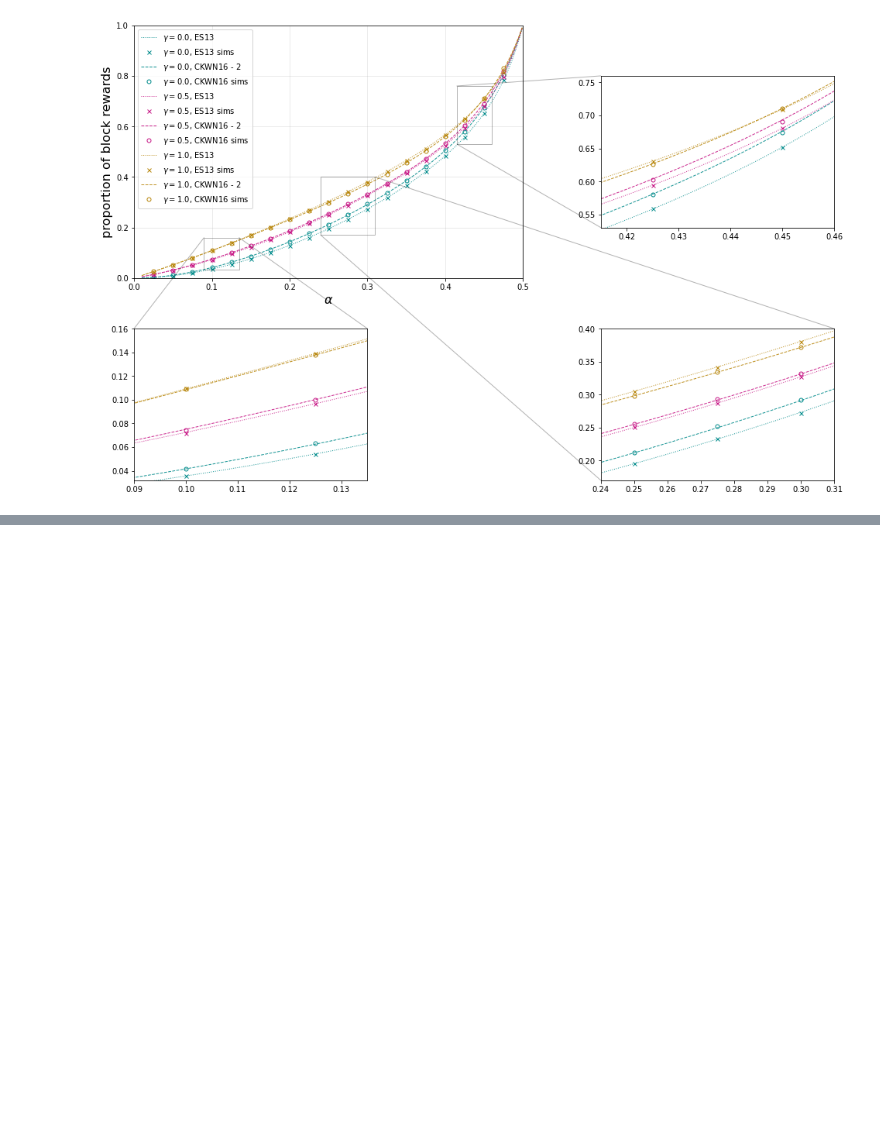
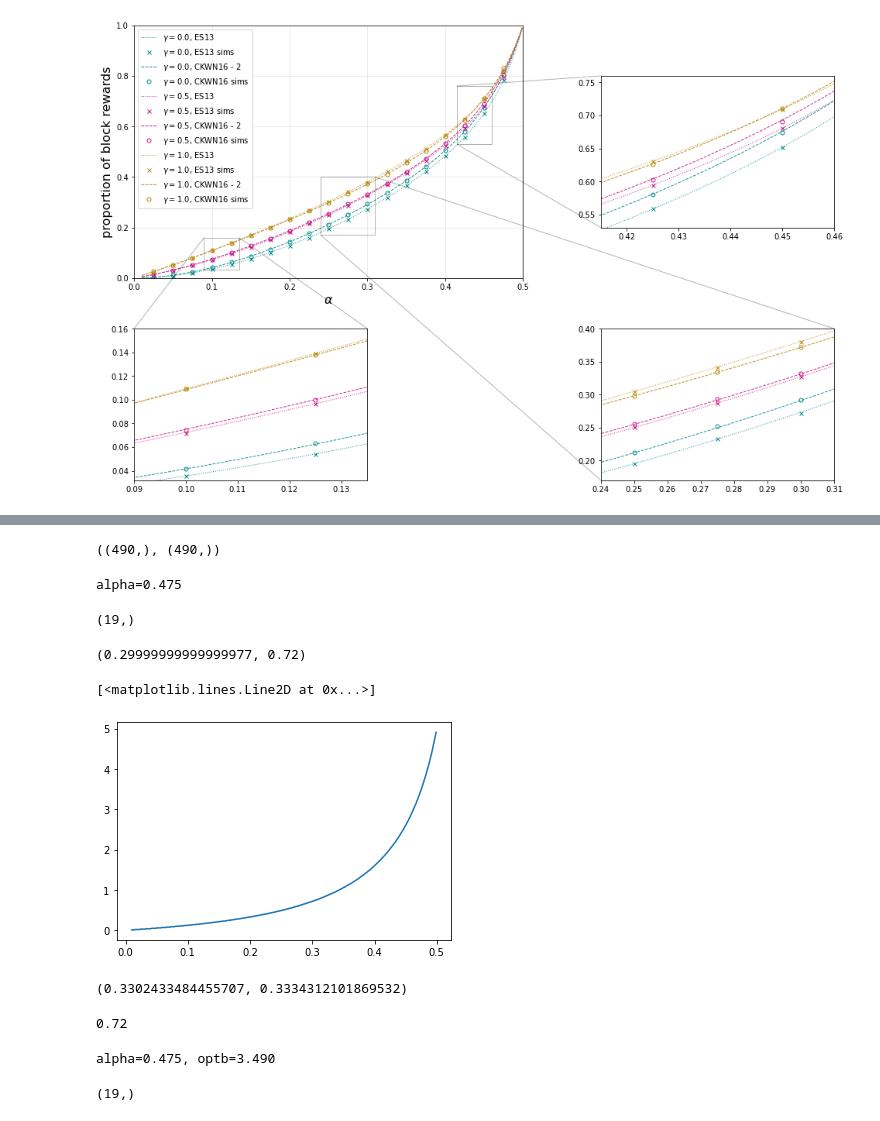
Before and after one commit to michaelneuder/opportunistic-mining, a Jupyter notebook: august.ipynb, the cells around one changed output, grey strips where cells are left out. Cells and saved outputs as stored; diff of their text form; code cells hidden in the pictures; blank space fills up the shorter version.

Commit message:
beta cutoff sims

```diff
--- a/august.ipynb
+++ b/august.ipynb
@@ -616,0 +623,35 @@ plt.show()
+# %%
+# CKWN optimal betas (exec rewards only)
+alphas = np.arange(0.01, 0.5, 0.001)
+betas  = np.arange(0.01, 5.01, 0.01)
+opt_betas = []
+for alpha in tqdm(alphas):
+    rews = [Carlsten2(alpha=alpha, beta=b, gamma=0) for b in betas]
+    opt_betas.append(betas[np.argmax(rews)])
+opt_betas = np.asarray(opt_betas)
+# %%
+CKWN_theo_opt_beta = []
+ES_theo            = []
+for i in tqdm(range(len(alphas))):
+    a, optb = alphas[i], opt_betas[i]
+    CKWN_theo_opt_beta.append(Carlsten2(alpha=a, beta=optb, gamma=0))
+    ES_theo.append(EyalSirer(a=a, g=0))
+CKWN_theo_opt_beta = np.array(CKWN_theo_opt_beta)
+ES_theo = np.array(ES_theo)
+CKWN_theo_opt_beta.shape, ES_theo.shape
+# %% [output]
+((490,), (490,))
+# %%
+simAlphas = np.arange(0.025, 0.5, 0.025)
+ES_sim = []
+for a in simAlphas:
+    print('alpha={:0.3f}'.format(a), end='\r')
+    temp = []
+    for j in range(10):
+        temp.append(simES(a, gamma=0, n=int(1e5)))
+    ES_sim.append(np.mean(temp))
+ES_sim = np.array(ES_sim)
+ES_sim.shape
+# %% [output]
+alpha=0.475
+(19,)
@@ -616,0 +743,13 @@ plt.show()
+# %%
+alphas[300-10], opt_betas[300-10]
+# %% [output]
+(0.29999999999999977, 0.72)
+# %%
+plt.plot(alphas, opt_betas)
+# %% [output]
+[<matplotlib.lines.Line2D at 0x...>]
+[figure, added]
+# %%
+Carlsten2(alpha=0.3, gamma=0, beta=opt_betas[300-10]), simCKWN_beta(alpha=0.3, beta=opt_betas[300-10], gamma=0, n=int(1e4))
+# %% [output]
+(0.3302433484455707, 0.3334312101869532)
@@ -616,0 +762,19 @@ plt.show()
+# %%
+findOptBeta(0.3, 0)
+# %% [output]
+0.72
+# %%
+simAlphas = np.arange(0.025, 0.5, 0.025)
+CKWN_sim = []
+for a in simAlphas:
+    optb = findOptBeta(a, 0)
+    print('alpha={:0.3f}, optb={:0.3f}'.format(a, optb), end='\r')
+    temp = []
+    for j in range(10):
+        temp.append(simCKWN_beta(alpha=a, gamma=0.0, beta=optb, n=int(1e5)))
+    CKWN_sim.append(np.mean(temp))
+CKWN_sim = np.array(CKWN_sim)
+CKWN_sim.shape
+# %% [output]
+alpha=0.475, optb=3.490
+(19,)
```
Also changed, not shown: parts of 6 cells of this notebook.
